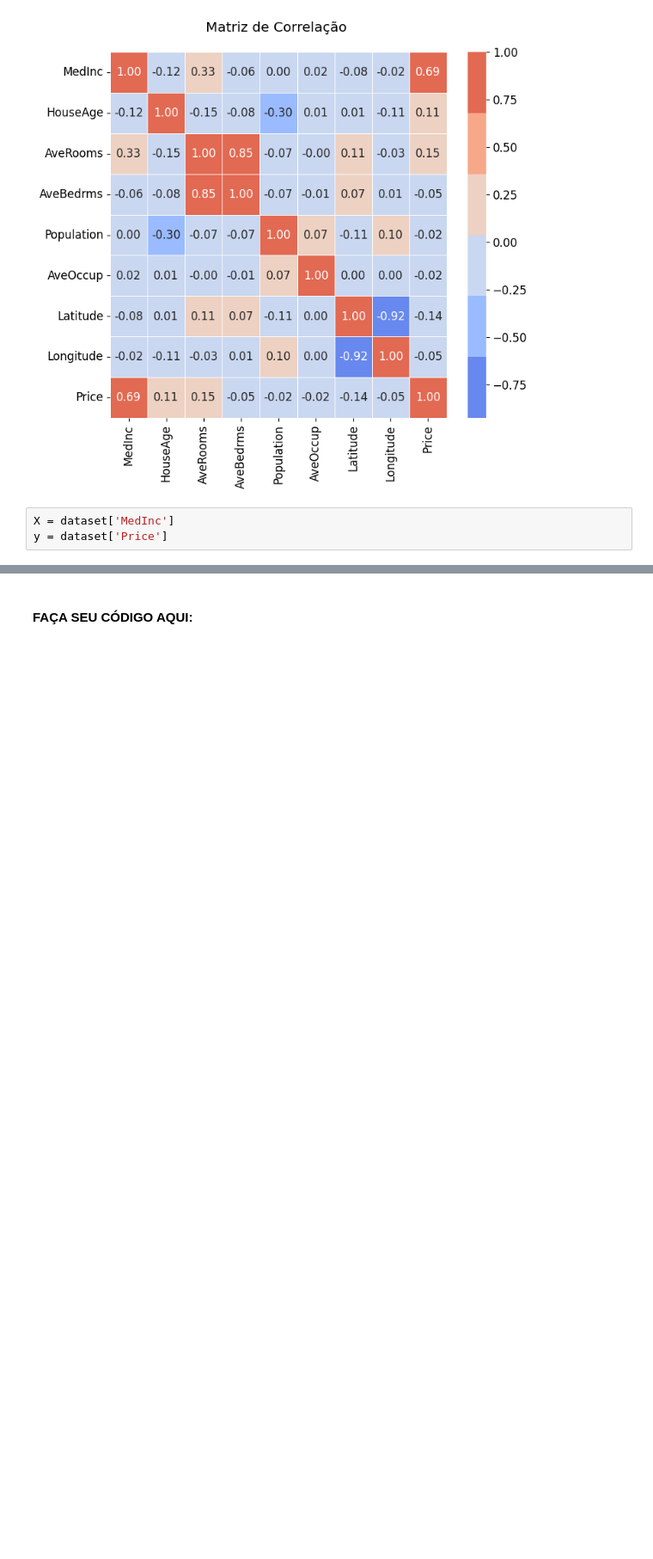
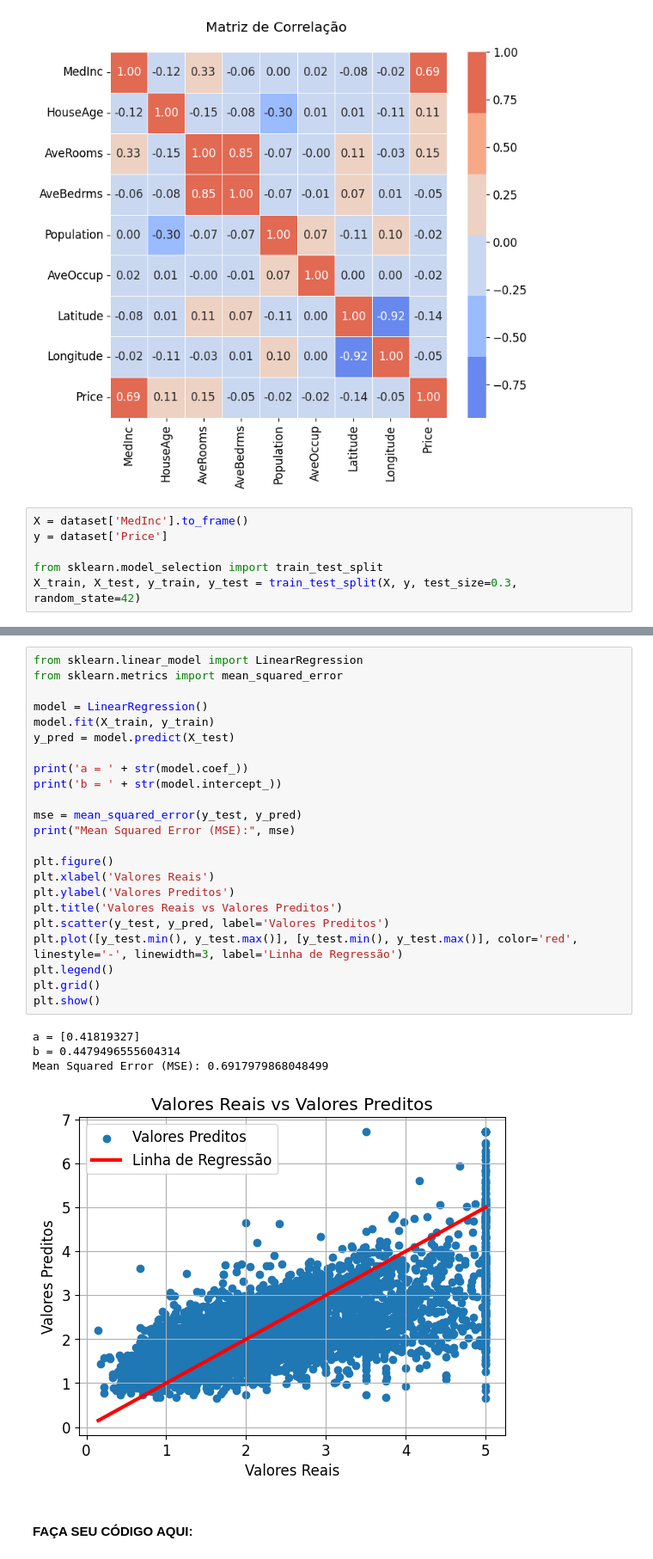
Before and after one commit to rafaluz/TOPICOS-ESPECIAIS-20241, a Jupyter notebook: 2 - Aprendizado de maquina/2 - Trabalho Avaliativo de Regressao.ipynb, the cells around one changed output, grey strips where cells are left out. Shown at 86% size. Drawn from its saved outputs; the diff is of its cells as text; blank space fills up the shorter version.

Commit message:
atualização da atividade de regressão

```diff
--- a/2 - Aprendizado de maquina/2 - Trabalho Avaliativo de Regressao.ipynb
+++ b/2 - Aprendizado de maquina/2 - Trabalho Avaliativo de Regressao.ipynb
@@ -55,5 +55,8 @@ plt.show()
 # %% [output]
 [figure]
 # %%
-X = dataset['MedInc']
+X = dataset['MedInc'].to_frame()
 y = dataset['Price']
+
+from sklearn.model_selection import train_test_split
+X_train, X_test, y_train, y_test = train_test_split(X, y, test_size=0.3, random_state=42)
@@ -60,3 +67,31 @@ y = dataset['Price']
+# %%
+from sklearn.linear_model import LinearRegression
+from sklearn.metrics import mean_squared_error
+
+model = LinearRegression()
+model.fit(X_train, y_train)
+y_pred = model.predict(X_test)
+
+print('a = ' + str(model.coef_))
+print('b = ' + str(model.intercept_))
+
+mse = mean_squared_error(y_test, y_pred)
+print("Mean Squared Error (MSE):", mse)
+
+plt.figure()
+plt.xlabel('Valores Reais')
+plt.ylabel('Valores Preditos')
+plt.title('Valores Reais vs Valores Preditos')
+plt.scatter(y_test, y_pred, label='Valores Preditos')
+plt.plot([y_test.min(), y_test.max()], [y_test.min(), y_test.max()], color='red', linestyle='-', linewidth=3, label='Linha de Regressão')
+plt.legend()
+plt.grid()
+plt.show()
+# %% [output]
+a = [0.41819327]
+b = 0.4479496555604314
+Mean Squared Error (MSE): 0.6917979868048499
+[figure, added]
 # %% [markdown]
 #### FAÇA SEU CÓDIGO AQUI:
 # %% [markdown]
```
Also changed, not shown: parts of 10 cells of this notebook, 5 other files.
